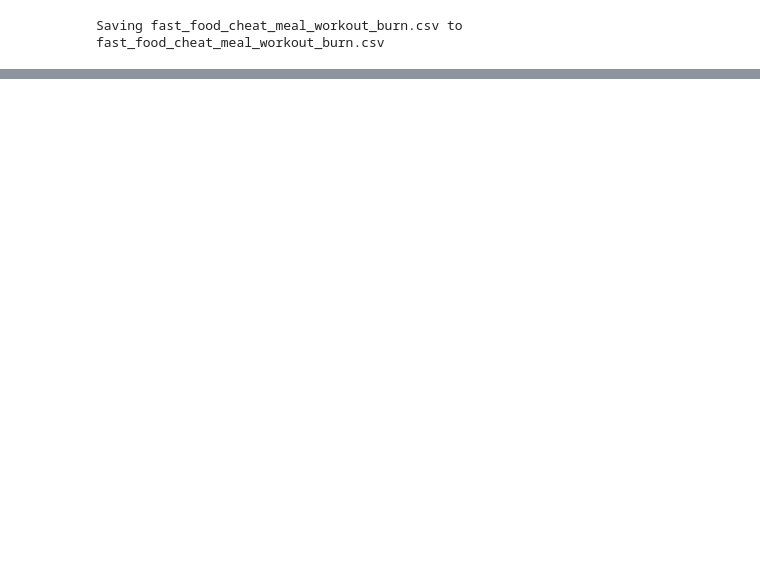
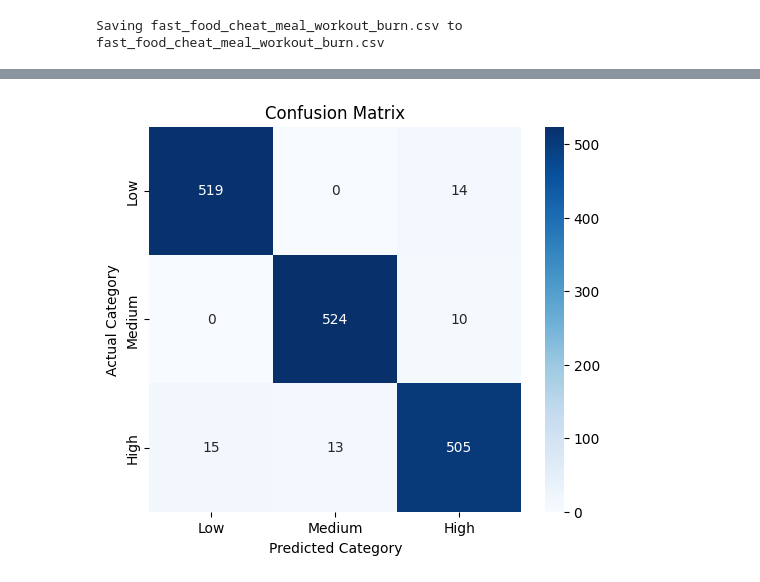
Before and after one commit to yuvrajtalwar149-spec/yuvraj-project, a Jupyter notebook: fast food.ipynb, the cells around one changed output, grey strips where cells are left out. Cells and saved outputs as stored; diff of their text form; code cells hidden in the pictures; blank space fills up the shorter version.

Commit message:
Updated visualizations and evaluation

```diff
--- a/fast food.ipynb
+++ b/fast food.ipynb
@@ -458,0 +728,11 @@ Saving fast_food_cheat_meal_workout_burn.csv to fast_food_cheat_meal_workout_bur
+# %%
+from google.colab import files
+import pandas as pd
+
+uploaded = files.upload()
+
+file_name = next(iter(uploaded))
+df = pd.read_csv(file_name)
+
+print("Dataset loaded successfully!")
+print(df.head())
@@ -458,0 +813,60 @@ Saving fast_food_cheat_meal_workout_burn.csv to fast_food_cheat_meal_workout_bur
+# %%
+from sklearn.model_selection import train_test_split
+from sklearn.compose import ColumnTransformer
+from sklearn.preprocessing import StandardScaler, OneHotEncoder
+from sklearn.pipeline import Pipeline
+from sklearn.ensemble import RandomForestClassifier
+from sklearn.metrics import confusion_matrix, accuracy_score, classification_report
+import seaborn as sns
+import matplotlib.pyplot as plt
+import pandas as pd
+
+# Convert calories into Low, Medium and High categories
+y_class = pd.qcut(y, q=3, labels=["Low", "Medium", "High"])
+
+# Split data
+X_train_c, X_test_c, y_train_c, y_test_c = train_test_split(
+    X, y_class, test_size=0.2, random_state=42, stratify=y_class
+)
+
+# Preprocessing
+preprocessor = ColumnTransformer([
+    ("num", StandardScaler(), numerical_cols),
+    ("cat", OneHotEncoder(handle_unknown="ignore"), categorical_cols)
+])
+
+# Classification model
+classifier = Pipeline([
+    ("preprocessing", preprocessor),
+    ("model", RandomForestClassifier(n_estimators=100, random_state=42))
+])
+
+# Train model
+classifier.fit(X_train_c, y_train_c)
+
+# Predictions
+y_pred_c = classifier.predict(X_test_c)
+
+# Confusion Matrix
+cm = confusion_matrix(y_test_c, y_pred_c)
+
+plt.figure(figsize=(6, 5))
+sns.heatmap(
+    cm, annot=True, fmt="d", cmap="Blues",
+    xticklabels=["Low", "Medium", "High"],
+    yticklabels=["Low", "Medium", "High"]
+)
+plt.xlabel("Predicted Category")
+plt.ylabel("Actual Category")
+plt.title("Confusion Matrix")
+plt.show()
+
+# Accuracy
+accuracy = accuracy_score(y_test_c, y_pred_c)
+print("Classification Accuracy:", round(accuracy * 100, 2), "%")
+print("\nClassification Report:")
+print(classification_report(y_test_c, y_pred_c))
+
+print("Confusion Matrix and Accuracy Calculation Completed!")
+# %% [output]
+[figure, added]
```
Also changed, not shown: parts of 19 cells of this notebook.
